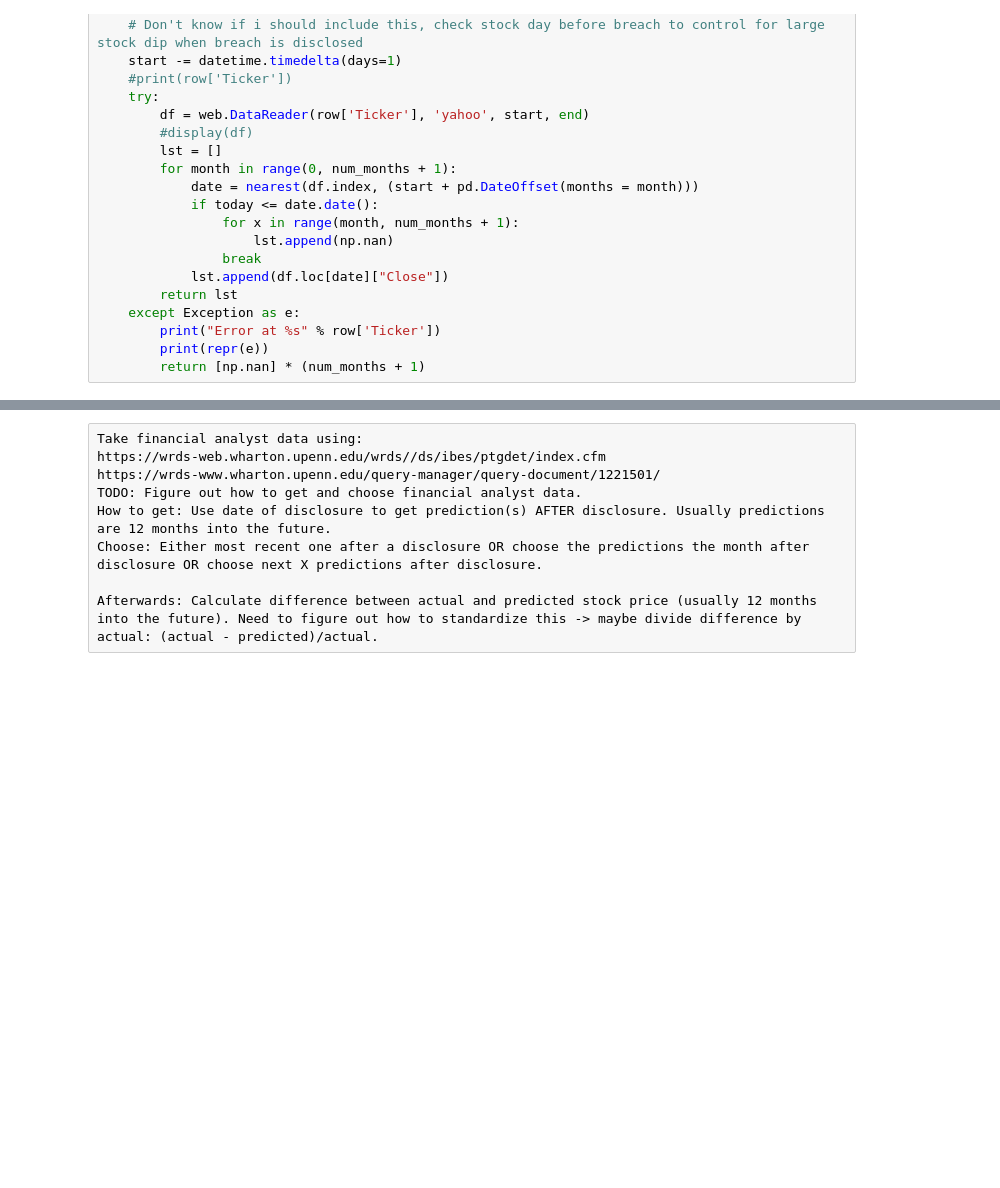
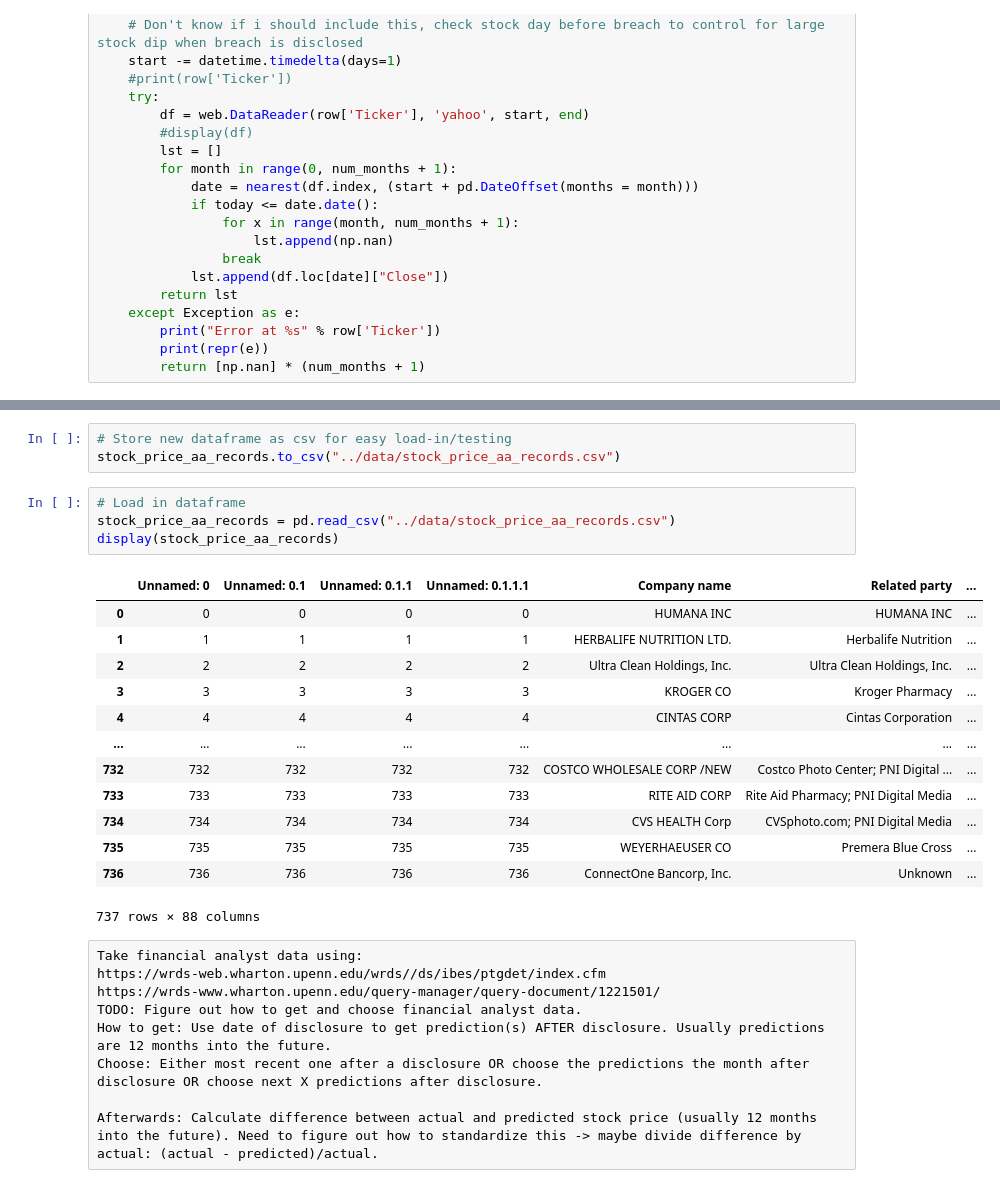
Before and after one commit to Zeyuzhao/BreachPrice, a Jupyter notebook: notebooks/main.ipynb, the cells around one changed output, grey strips where cells are left out. Saved outputs shown, nothing was run; the diff lists cells and outputs as text; blank space fills up the shorter version.

```diff
--- a/notebooks/main.ipynb
+++ b/notebooks/main.ipynb
@@ -217,3 +321,24 @@ dtype: float64
+# %%
+# Store new dataframe as csv for easy load-in/testing
+stock_price_aa_records.to_csv("../data/stock_price_aa_records.csv")
+# %%
+# Load in dataframe
+stock_price_aa_records = pd.read_csv("../data/stock_price_aa_records.csv")
+display(stock_price_aa_records)
+# %% [output]
+|  | Unnamed: 0 | Unnamed: 0.1 | Unnamed: 0.1.1 | Unnamed: 0.1.1.1 | Company name | Related party | ... |
+| 0 | 0 | 0 | 0 | 0 | HUMANA INC | HUMANA INC | ... |
+| 1 | 1 | 1 | 1 | 1 | HERBALIFE NUTRITION LTD. | Herbalife Nutrition | ... |
+| 2 | 2 | 2 | 2 | 2 | Ultra Clean Holdings, Inc. | Ultra Clean Holdings, Inc. | ... |
+| 3 | 3 | 3 | 3 | 3 | KROGER CO | Kroger Pharmacy | ... |
+| 4 | 4 | 4 | 4 | 4 | CINTAS CORP | Cintas Corporation | ... |
+| ... | ... | ... | ... | ... | ... | ... | ... |
+| 732 | 732 | 732 | 732 | 732 | COSTCO WHOLESALE CORP /NEW | Costco Photo Center; PNI Digital ... | ... |
+| 733 | 733 | 733 | 733 | 733 | RITE AID CORP | Rite Aid Pharmacy; PNI Digital Media | ... |
+| 734 | 734 | 734 | 734 | 734 | CVS HEALTH Corp | CVSphoto.com; PNI Digital Media | ... |
+| 735 | 735 | 735 | 735 | 735 | WEYERHAEUSER CO | Premera Blue Cross | ... |
+| 736 | 736 | 736 | 736 | 736 | ConnectOne Bancorp, Inc. | Unknown | ... |
+737 rows × 88 columns
 # %% [raw]
 Take financial analyst data using:
 https://wrds-web.wharton.upenn.edu/wrds//ds/ibes/ptgdet/index.cfm
```
Also changed, not shown: parts of 12 cells of this notebook, 1 other file.
